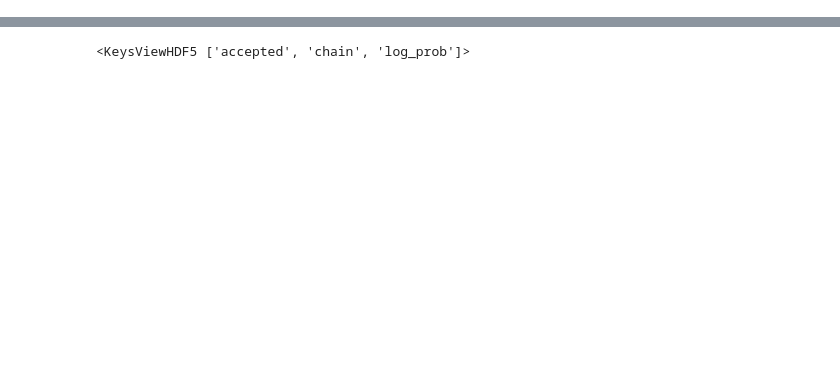
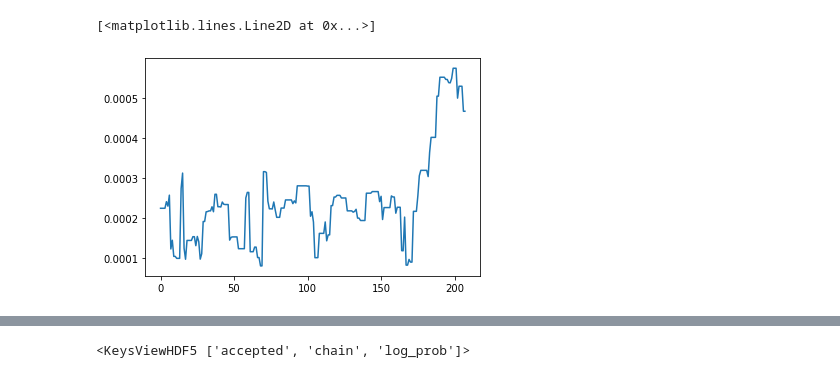
Before and after one commit to reykboerner/diusst, a Jupyter notebook: analysis/analysis_M-I2-A1,2.ipynb, the cells around one changed output, grey strips where cells are left out. Cells and saved outputs as stored; diff of their text form; code cells hidden in the pictures; blank space fills up the shorter version.

```diff
--- a/analysis/analysis_M-I2-A1,2.ipynb
+++ b/analysis/analysis_M-I2-A1,2.ipynb
@@ -25,3 +35,8 @@ chain1.shape
+# %%
+plt.plot(chain1[:,0,0])
+# %% [output]
+[<matplotlib.lines.Line2D at 0x...>]
+[figure, added]
 # %%
 burnin = 200
 
```
Also changed, not shown: parts of 9 cells of this notebook, 4 other files.
